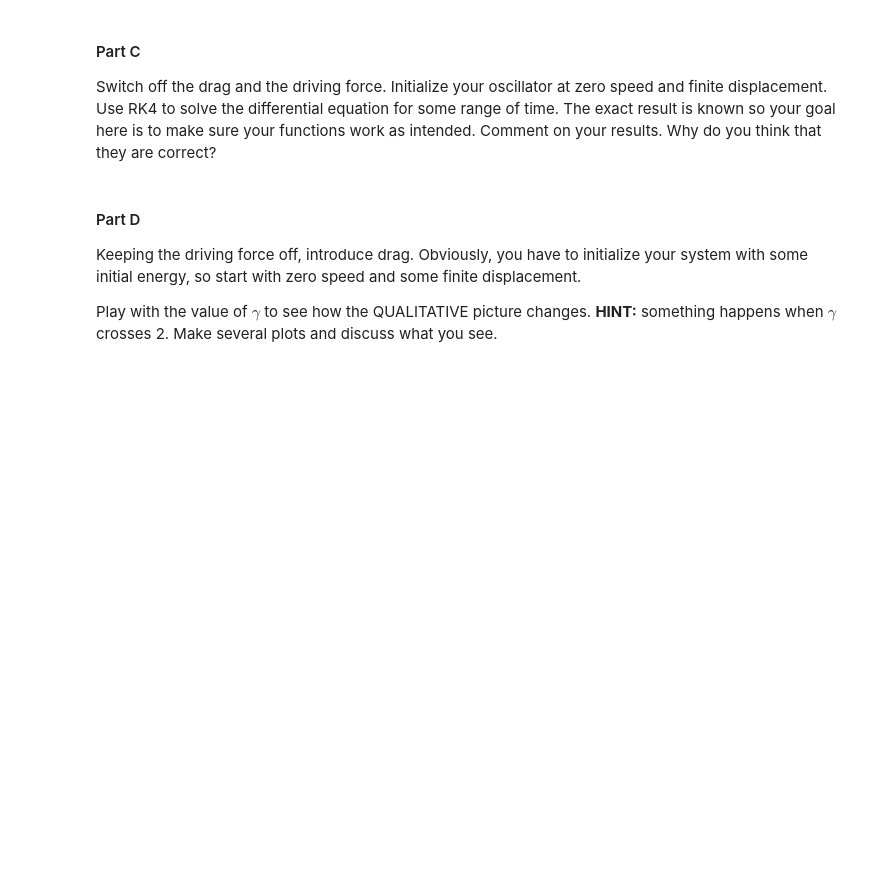
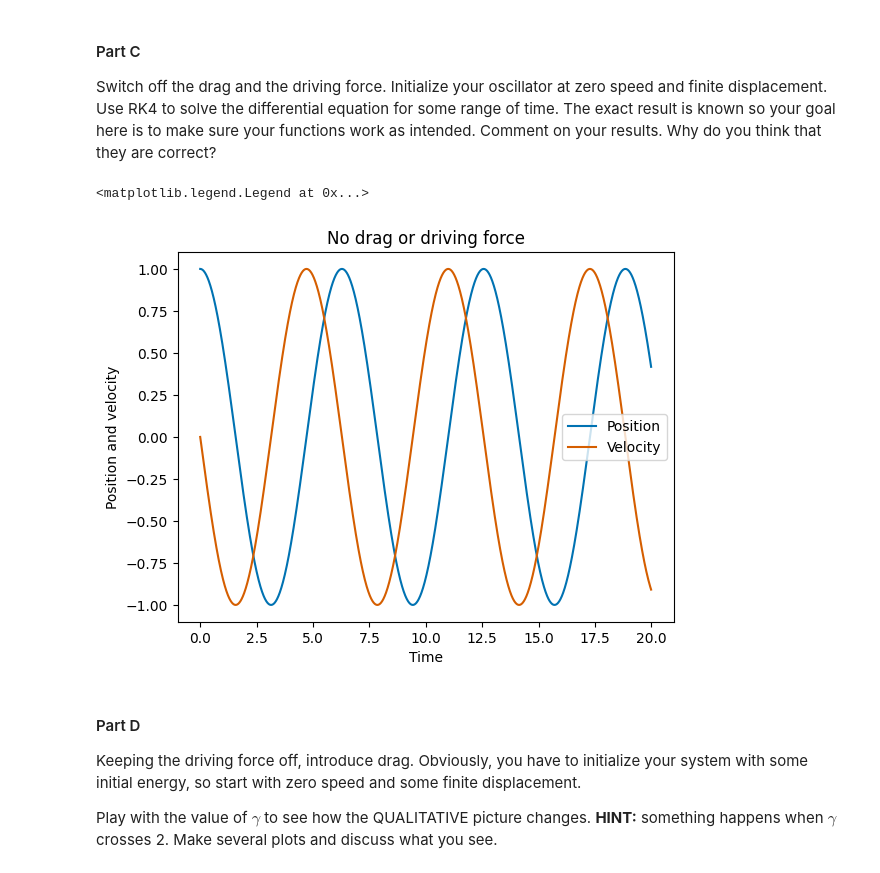
Before and after one commit to vibilanj/cmps, a Jupyter notebook: homework/RungeKutta_Homework.ipynb, the cells around one changed output. Drawn from its saved outputs; the diff is of its cells as text; code cells hidden in the pictures; blank space fills up the shorter version.

```diff
--- a/homework/RungeKutta_Homework.ipynb
+++ b/homework/RungeKutta_Homework.ipynb
@@ -188,7 +190,59 @@ plt.plot(ts, dfs)
 #### Part B
 
 With the force working, write down a derivative function for the oscillator. You will need to define $\gamma$ first! Put your definition of the driving force in the same code block so you have an easier time adjusting the constants.
+# %%
+F = 1
+omega = 2
+T = 2 * np.pi * omega
+gamma = 1
+
+def driving_force(t):
+    return F * np.sin(omega * t) if (t > 0 and t < T) else 0
+
+def derivative(t, s):
+    x = s[0]
+    v = s[1]
+    return np.array([v, -x - gamma * v + driving_force(t)])
 # %% [markdown]
 #### Part C
 
 Switch off the drag and the driving force. Initialize your oscillator at zero speed and finite displacement. Use RK4 to solve the differential equation for some range of time. The exact result is known so your goal here is to make sure your functions work as intended. Comment on your results. Why do you think that they are correct?
+# %%
+F = 0
+omega = 0
+T = 2 * np.pi * omega
+gamma = 0
+
+def driving_force(t):
+    return F * np.sin(omega * t) if (t > 0 and t < T) else 0
+
+def derivative(t, s):
+    x = s[0]
+    v = s[1]
+    return np.array([v, -x - gamma * v + driving_force(t)])
+
+t_max = 20
+epsilon = 0.01
+n_pts = int(np.floor(t_max / epsilon))
+
+sol = [[0, 0]] * n_pts
+init = [1, 0]
+sol[0] = init
+
+for step in range(1, n_pts):
+    sol[step] = RK4_step(derivative, sol[step - 1], epsilon * step, epsilon)
+
+ts = np.arange(0, n_pts) * epsilon
+
+# Plotting
+fig = plt.figure()
+ax = fig.add_subplot(1, 1, 1)
+
+ax.plot(ts, [s[0] for s in sol], color = CF_blue, label = "Position")
+ax.plot(ts, [s[1] for s in sol], color = CF_vermillion, label = "Velocity")
+
+ax.set(xlabel = "Time", ylabel = "Position and velocity", title = "No drag or driving force")
+ax.legend()
+# %% [output]
+<matplotlib.legend.Legend at 0x...>
+[figure, added]
```
Also changed, not shown: parts of 8 cells of this notebook.
